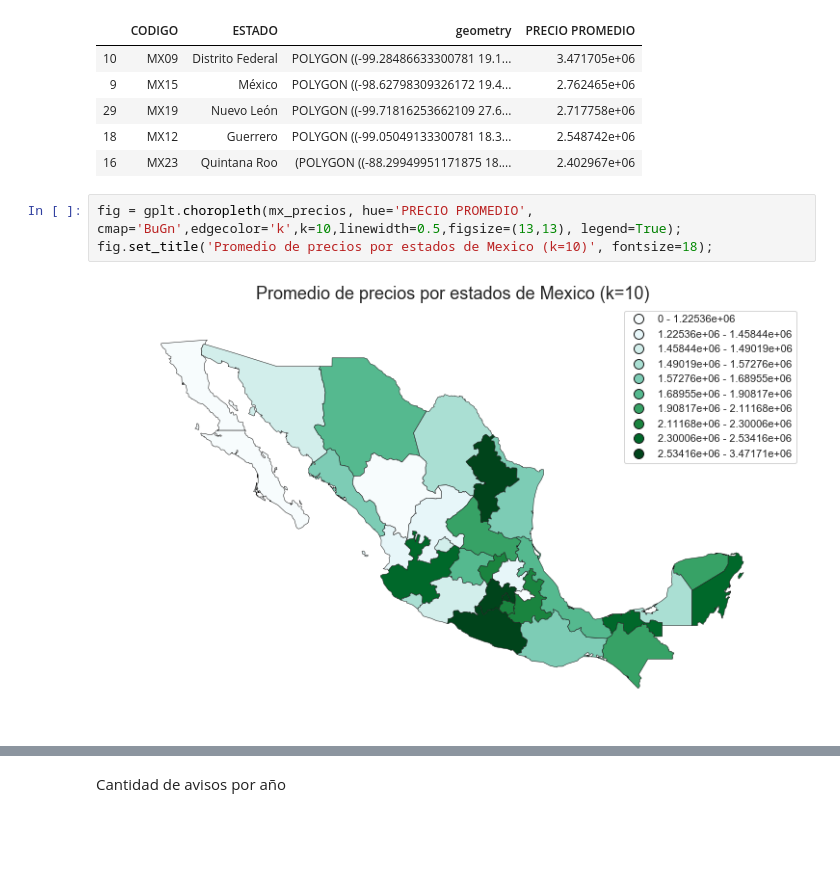
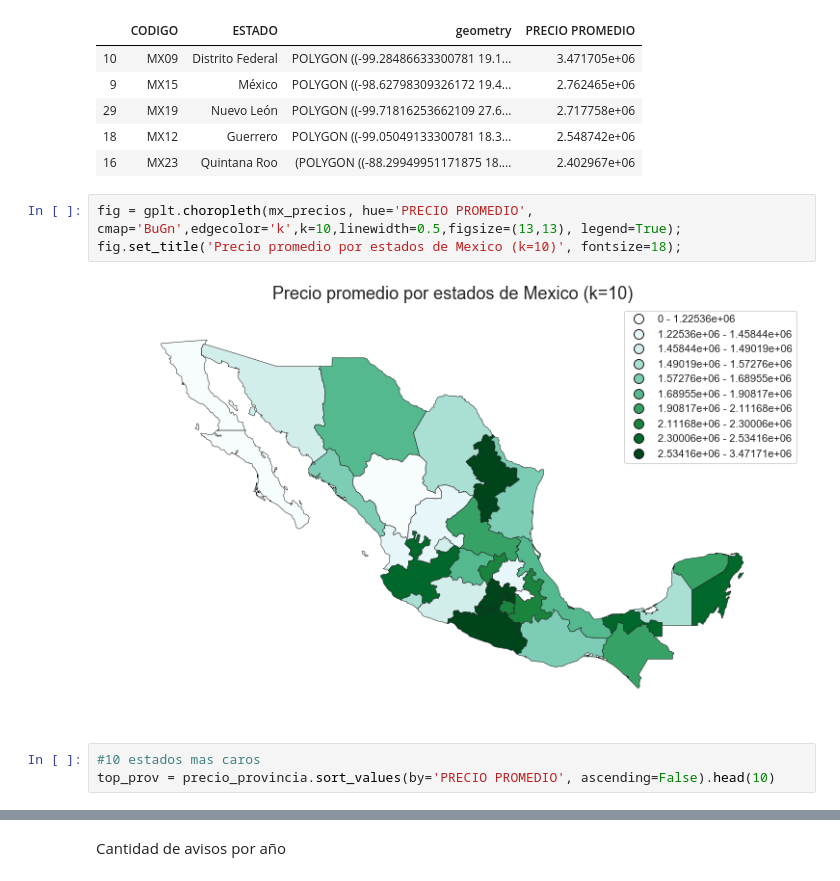
Before and after one commit to alepenaa94/Datos1-2C-2019, a Jupyter notebook: DATOS.ipynb, the cells around one changed output, grey strips where cells are left out. Saved outputs shown, nothing was run; the diff lists cells and outputs as text; blank space fills up the shorter version.

Commit message:
estados y ciudades mas caros/baratos

```diff
--- a/DATOS.ipynb
+++ b/DATOS.ipynb
@@ -414,6 +414,9 @@ mx_precios.sort_values(by='PRECIO PROMEDIO',ascending=False).head()
 | 16 | MX23 | Quintana Roo | (POLYGON ((-88.29949951171875 18.... | 2.402967e+06 |
 # %%
 fig = gplt.choropleth(mx_precios, hue='PRECIO PROMEDIO', cmap='BuGn',edgecolor='k',k=10,linewidth=0.5,figsize=(13,13), legend=True);
-fig.set_title('Promedio de precios por estados de Mexico (k=10)', fontsize=18);
+fig.set_title('Precio promedio por estados de Mexico (k=10)', fontsize=18);
 # %% [output]
-[figure, old version]
+[figure, new version]
+# %%
+#10 estados mas caros
+top_prov = precio_provincia.sort_values(by='PRECIO PROMEDIO', ascending=False).head(10)
```
Also changed, not shown: parts of 15 cells of this notebook.
